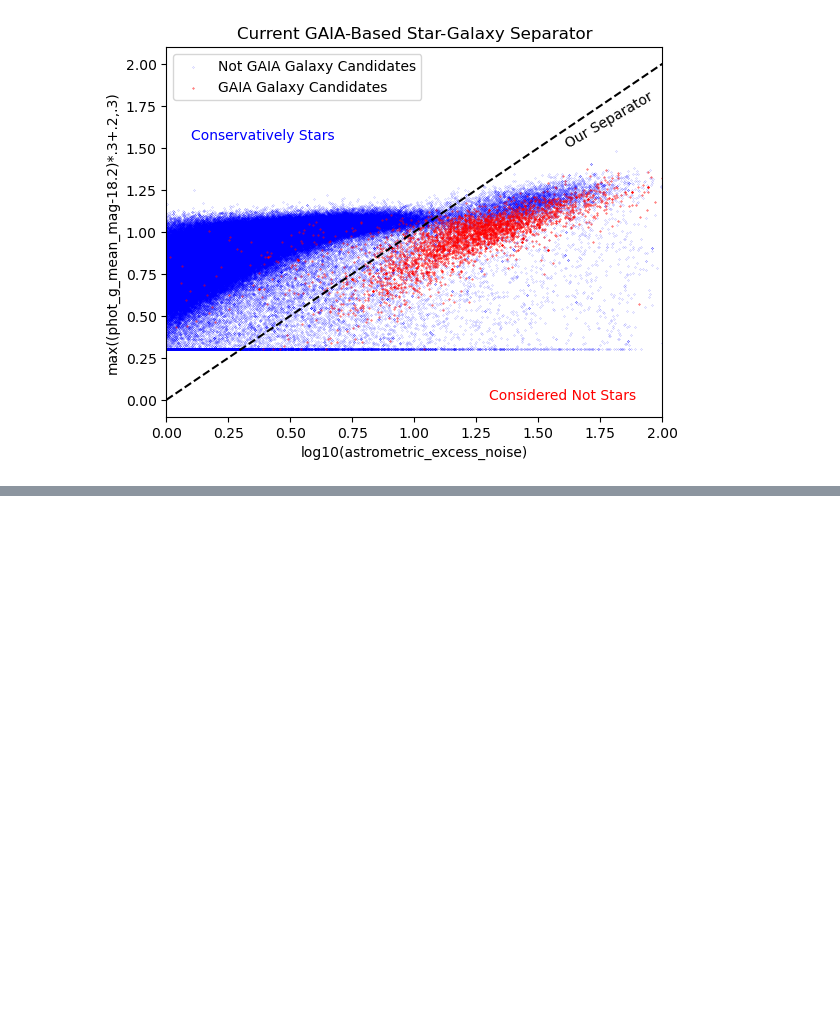
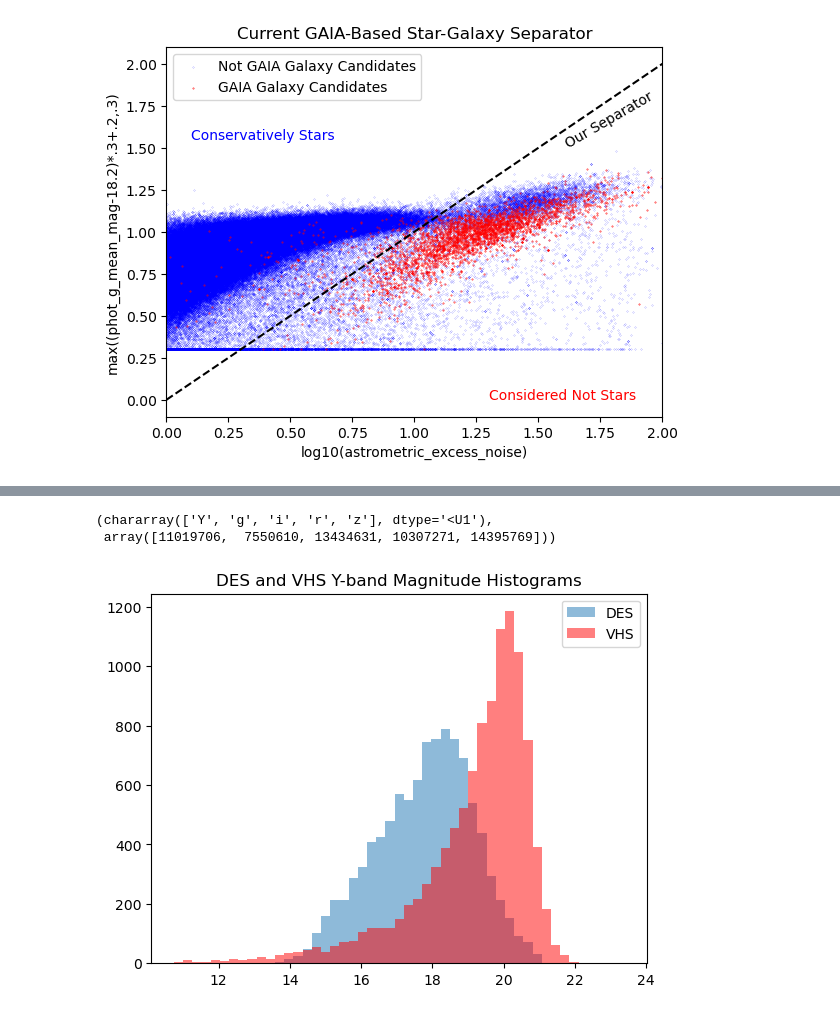
Before and after one commit to ShrihanSolo/gaia_psf_match, a Jupyter notebook: test_notes/plotDES.ipynb, the cells around one changed output, grey strips where cells are left out. Cells and saved outputs as stored; diff of their text form; code cells hidden in the pictures; blank space fills up the shorter version.

```diff
--- a/test_notes/plotDES.ipynb
+++ b/test_notes/plotDES.ipynb
@@ -123,0 +113,5 @@ print(master_comb_df.head())
+# %%
+# Print columns of hdul[1] file
+file_path = "../data/psf_y3a1-v29.fits"
+hdul = fits.open(file_path)
+print(hdul[1].columns)
@@ -123,0 +159,5 @@ print(master_comb_df.head())
+# %%
+# Print columns of hdul[1] file
+file_path = "../../psf_data/psf_y3a1-v29.fits"
+hdul = fits.open(file_path)
+print(hdul[1].columns)
@@ -123,0 +184,37 @@ print(master_comb_df.head())
+# %%
+np.unique(hdul[1].data['band'], return_counts=True)
+# %% [output]
+(chararray(['Y', 'g', 'i', 'r', 'z'], dtype='<U1'),
+ array([11019706,  7550610, 13434631, 10307271, 14395769]))
+# %%
+def read_des_fits(file_path):
+    # Read in the fits file and close it
+    hdul = fits.open(file_path)
+
+    # hdul[1].data is a numpy recarray. Get the ra, dec, mag and band columns
+    cols = ['ra', 'dec', 'mag', 'band']
+    zidx = np.random.choice(np.where(hdul[1].data['band'] == 'Y')[0], size = 10000, replace = False)
+    data = {col: hdul[1].data[col][zidx] for col in cols}
+    hdul.close()
+
+    des = pd.DataFrame(data)
+
+
+    # Combine ra and dec into a sky coord array
+    des['coord'] = SkyCoord(ra=des['ra'], dec=des['dec'], unit = 'deg')
+    return des
+
+# Read in the DES data
+file_path = "../../psf_data/psf_y3a1-v29.fits"
+des = read_des_fits(file_path)
+# %%
+bins = np.linspace(min(des['mag'].min(), vsaTab['yapermag3'].min()),
+                   max(des['mag'].max(), vsaTab['yapermag3'].max()), 50)
+
+plt.hist(des['mag'], bins=bins, alpha=0.5, label='DES')
+plt.hist(vsaTab['yapermag3'], bins=bins, color='r', alpha=0.5, label='VHS')
+plt.title("DES and VHS Y-band Magnitude Histograms")
+plt.legend()
+plt.show()
+# %% [output]
+[figure, added]
```
Also changed, not shown: parts of 7 cells of this notebook, 1 other file.
